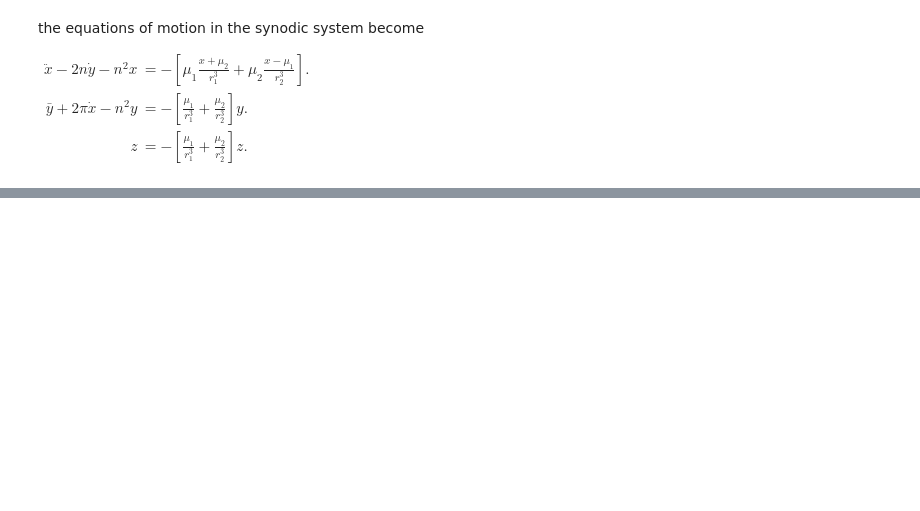
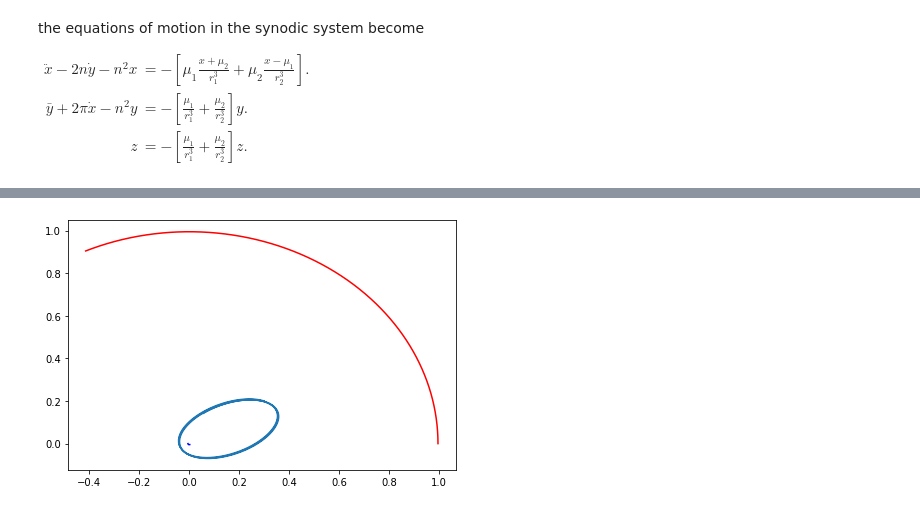
Before and after one commit to seap-udea/murray-dermott-action, a Jupyter notebook: CRTBP/Chapter_The_Restricted_Three_Body_Problem.ipynb, the cells around one changed output, grey strips where cells are left out. Cells and saved outputs as stored; diff of their text form; code cells hidden in the pictures; blank space fills up the shorter version.

```diff
--- a/CRTBP/Chapter_The_Restricted_Three_Body_Problem.ipynb
+++ b/CRTBP/Chapter_The_Restricted_Three_Body_Problem.ipynb
@@ -26,0 +80,26 @@ $\begin{aligned} \ddot{x}-2 n \dot{y}-n^2 x & =-\left[\mu_1 \frac{x+\mu_2}{r_1^3
+# %%
+def CRTBP_inertial(Yrot,t,dt):
+    ts = np.linspace(0,t,dt)
+    YStatic = np.zeros_like(Yrot)
+    R1 = np.zeros_like(Yrot[:,:3])
+    R2 = np.zeros_like(Yrot[:,:3])
+
+    for i in range(YStatic.shape[0]):
+
+        RMatrix = rotate(-ts[i],3)
+        YStatic[i][:3] = mxv(RMatrix,Yrot[i][:3].T)
+        YStatic[i][3:] = mxv(RMatrix,Yrot[i][3:]+np.array([-Yrot[i][1],Yrot[i][0],0]))
+
+        R1[i] = -alpha * np.array([np.cos(ts[i]),np.sin(ts[i]),0])
+        R2[i] = (1-alpha) * np.array([np.cos(ts[i]),np.sin(ts[i]),0])
+    return R1,R2,YStatic
+# %%
+r1, r2, YStatic = CRTBP_inertial(Yrot,t,dt)
+# %%
+plt.plot(YStatic[:,0],YStatic[:,1])
+plt.plot(r1[:,0],r1[:,1],'-b')
+plt.plot(r2[:,0],r2[:,1],'-r')
+plt.tight_layout()
+plt.show()
+# %% [output]
+[figure, added]
```
Also changed, not shown: parts of 5 cells of this notebook.
